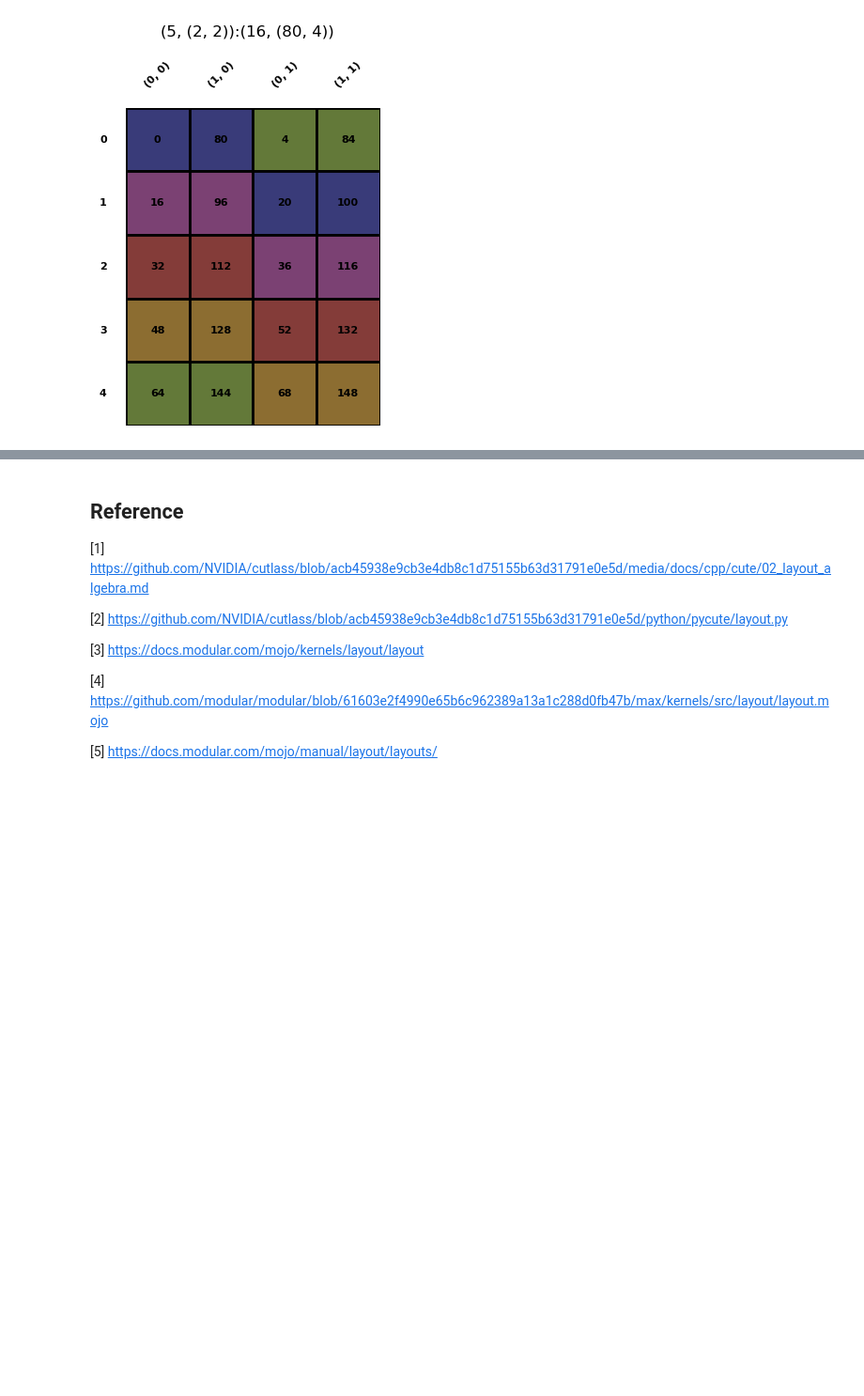
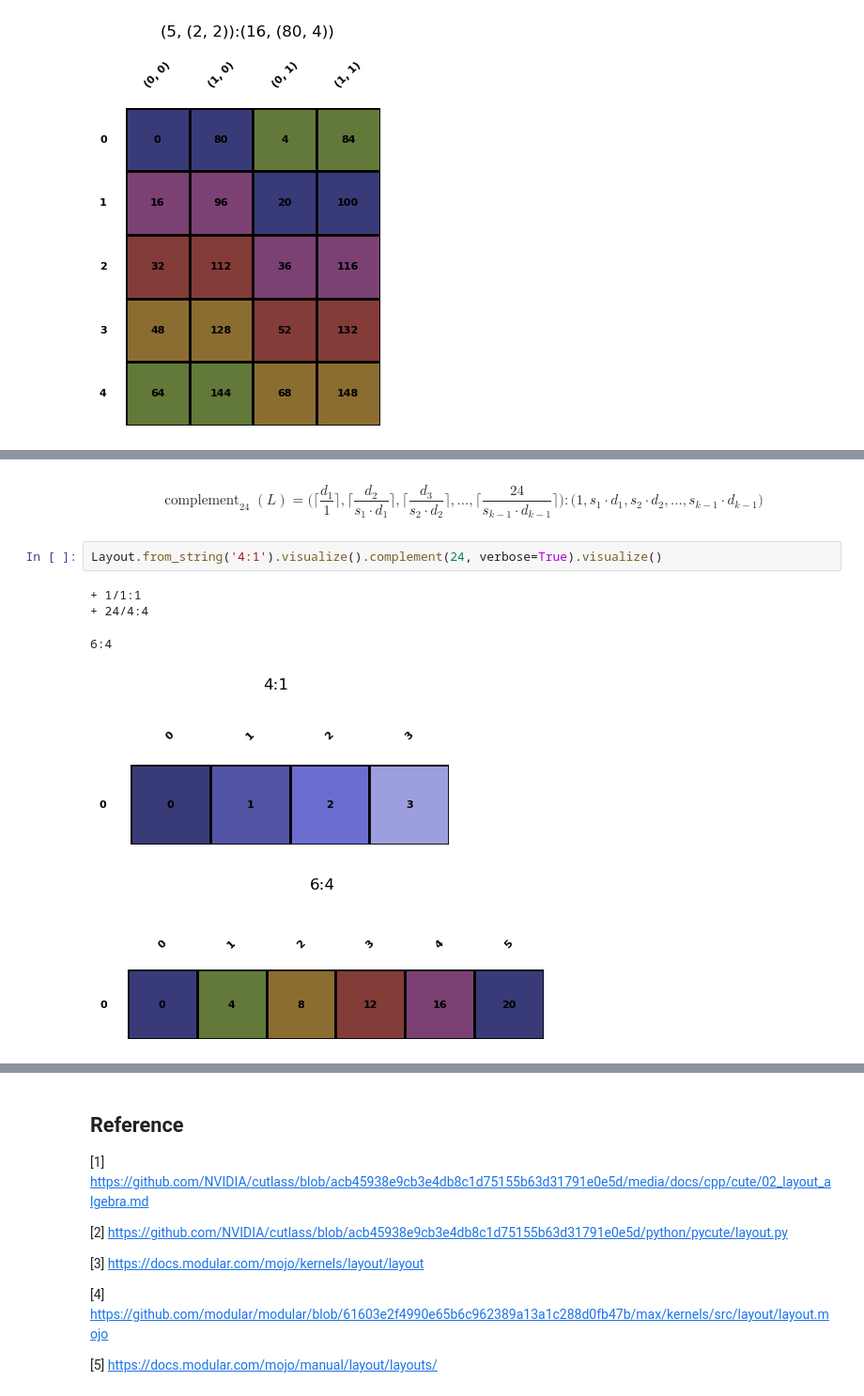
Before and after one commit to w32zhong/simp-intelligence, a Jupyter notebook: simp_intelligence/math/layout_basics.ipynb, the cells around one changed output, grey strips where cells are left out. Shown at 94% size. Cells and saved outputs as stored; diff of their text form; blank space fills up the shorter version.

Commit message:
update complement, + verbose option.

```diff
--- a/simp_intelligence/math/layout_basics.ipynb
+++ b/simp_intelligence/math/layout_basics.ipynb
@@ -116,0 +137,15 @@ Layout.from_string('(10,2):(16,4)').visualize().composite(Layout.from_string('(5
+# %% [markdown]
+$$
+\operatorname{complement}_{24}(L) =
+\Big( \lceil \frac{d_1}{1} \rceil, \lceil \frac{d_2}{s_1 \cdot d_1} \rceil, \lceil \frac{d_3}{s_2 \cdot d_2} \rceil, ..., \lceil \frac{24}{s_{k-1} \cdot d_{k-1}} \rceil \Big)
+:
+\Big( 1, s_1 \cdot d_1, s_2 \cdot d_2, ..., s_{k-1} \cdot d_{k-1}\Big)
+$$
+# %%
+Layout.from_string('4:1').visualize().complement(24, verbose=True).visualize()
+# %% [output]
++ 1/1:1
++ 24/4:4
+6:4
+[figure, added]
+[figure, added]
```
Also changed, not shown: parts of 9 cells of this notebook, 1 other file.
